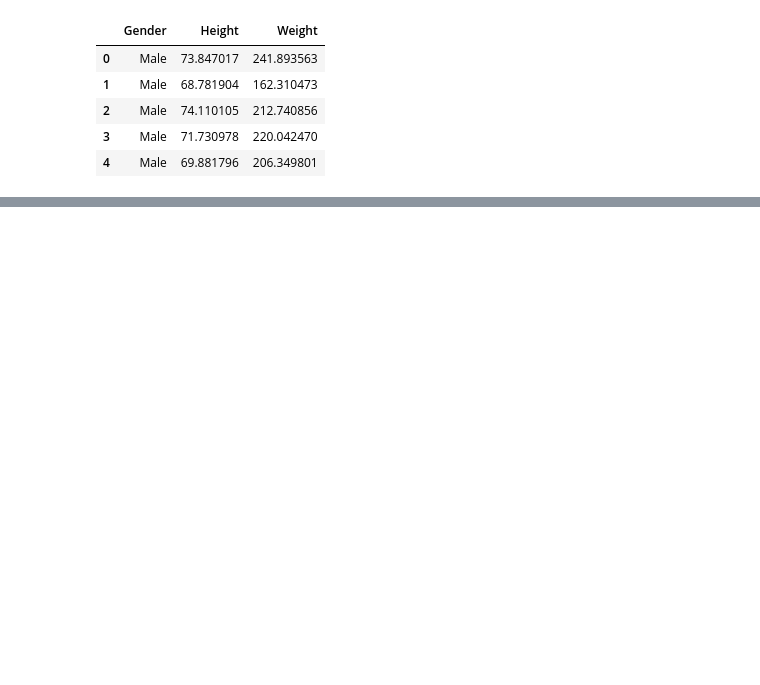
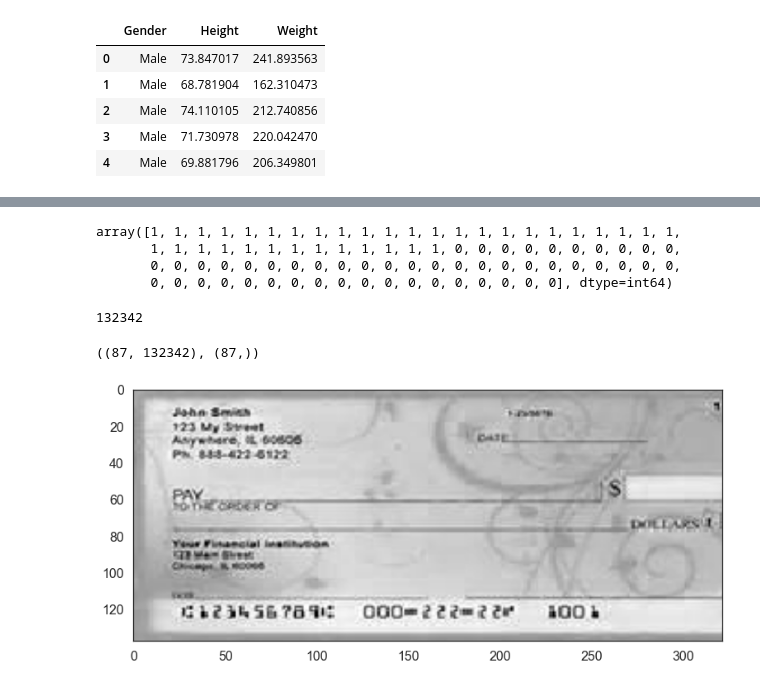
Before and after one commit to zazencodes/Harvard_labs_cs109, a Jupyter notebook: Lab5_classification.ipynb, the cells around one changed output, grey strips where cells are left out. Saved outputs shown, nothing was run; the diff lists cells and outputs as text; code cells hidden in the pictures; blank space fills up the shorter version.

```diff
--- a/Lab5_classification.ipynb
+++ b/Lab5_classification.ipynb
@@ -114,0 +279,3 @@ for train, test in KFold(dflog.Gender.size, 3):
+# %%
+data = np.load('Lab5_content/data/imag.pix.npy')
+data
@@ -114,0 +290,33 @@ for train, test in KFold(dflog.Gender.size, 3):
+# %%
+y = np.load('Lab5_content/data/imag.lbl.npy')
+y
+# %% [output]
+array([1, 1, 1, 1, 1, 1, 1, 1, 1, 1, 1, 1, 1, 1, 1, 1, 1, 1, 1, 1, 1, 1, 1,
+       1, 1, 1, 1, 1, 1, 1, 1, 1, 1, 1, 1, 1, 0, 0, 0, 0, 0, 0, 0, 0, 0, 0,
+       0, 0, 0, 0, 0, 0, 0, 0, 0, 0, 0, 0, 0, 0, 0, 0, 0, 0, 0, 0, 0, 0, 0,
+       0, 0, 0, 0, 0, 0, 0, 0, 0, 0, 0, 0, 0, 0, 0, 0, 0, 0], dtype=int64)
+# %%
+# Image sizes in pixels
+STANDARD_SIZE = (322, 137)
+print(STANDARD_SIZE[0]*STANDARD_SIZE[1]*3)
+data.shape, y.shape
+# %% [output]
+132342
+((87, 132342), (87,))
+# %%
+def get_image(mat):
+    size = STANDARD_SIZE[0]*STANDARD_SIZE[1]*3
+    r, g, b = mat[0:size:3], mat[1:size:3], mat[2:size:3]
+    rgbArray = np.zeros((STANDARD_SIZE[1],STANDARD_SIZE[0], 3), 'uint8')
+    rgbArray[..., 0] = r.reshape((STANDARD_SIZE[1], STANDARD_SIZE[0]))
+    rgbArray[..., 1] = r.reshape((STANDARD_SIZE[1], STANDARD_SIZE[0]))
+    rgbArray[..., 2] = r.reshape((STANDARD_SIZE[1], STANDARD_SIZE[0]))
+    return rgbArray
+# %%
+def display_pic(mat):
+    with sns.axes_style('white'):
+        plt.imshow(get_image(mat))
+# %%
+display_pic(data[20])
+# %% [output]
+[figure, added]
```
Also changed, not shown: parts of 81 cells of this notebook, 2 other files.
